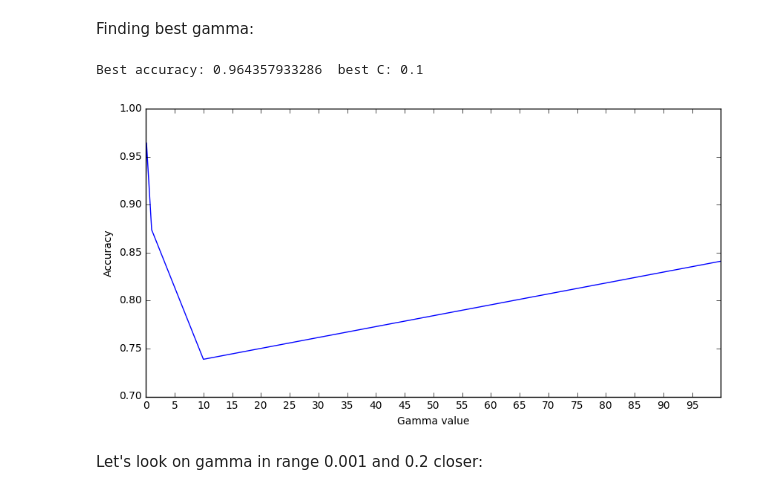
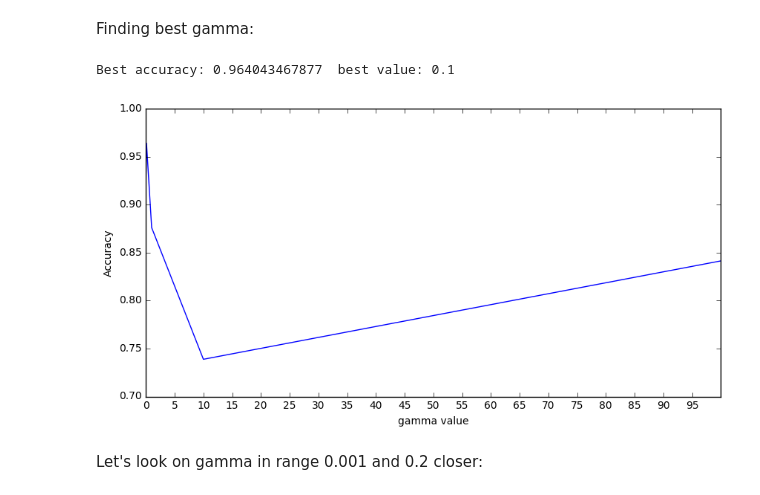
Before and after one commit to honcharov-danylo/DataRoot3, a Jupyter notebook: DataRoot3.ipynb, the cells around one changed output. Drawn from its saved outputs; the diff is of its cells as text; code cells hidden in the pictures.

```diff
--- a/DataRoot3.ipynb
+++ b/DataRoot3.ipynb
@@ -579,32 +594,9 @@ Best accuracy: 0.967834965369  best C: 0.5
 # %% [markdown]
 Finding best gamma:
-# %%
-from sklearn.model_selection import cross_val_score #importing cross-validation
-import matplotlib.pyplot as plt
-
-import numpy as np
-mean_results={}
-best_gamma=0
-best_accuracy=0.5 #some low accuracy
-gammas=[0.00001,0.001,0.1,1,10,100]
-for g in gammas:
-    svm_model=svm.SVC(C=0.5,gamma=g)
-    scores=cross_val_score(svm_model,data_x,data_y,cv=10)
-    mean_results[g]=scores.mean()
-    if(best_accuracy<scores.mean()):
-        best_accuracy=scores.mean()
-        best_gamma=g
-print("Best accuracy:",best_accuracy," best gamma:",best_gamma)
-#print(mean_results)
-%matplotlib inline
-plt.figure(figsize=(10,5))
-plt.plot(list(mean_results.keys()),list(mean_results.values()))
-plt.xlabel("Gamma value")
-plt.ylabel("Accuracy")
-plt.xticks(range(0,100,5))
-print("") #cleaning mess
-# %% [output]
-Best accuracy: 0.964357933286  best C: 0.1
-[figure, removed]
+# %%
+finder=Finder_Best_Params_For_SVM("rbf",{"C":0.7},"gamma",[0.00001,0.001,0.1,1,10,100],list(range(0,100,5)))
+# %% [output]
+Best accuracy: 0.964043467877  best value: 0.1
+[figure, added]
 # %% [markdown]
 Let's look on gamma in range 0.001 and 0.2 closer:
```
Also changed, not shown: parts of 46 cells of this notebook, 4 other files.
